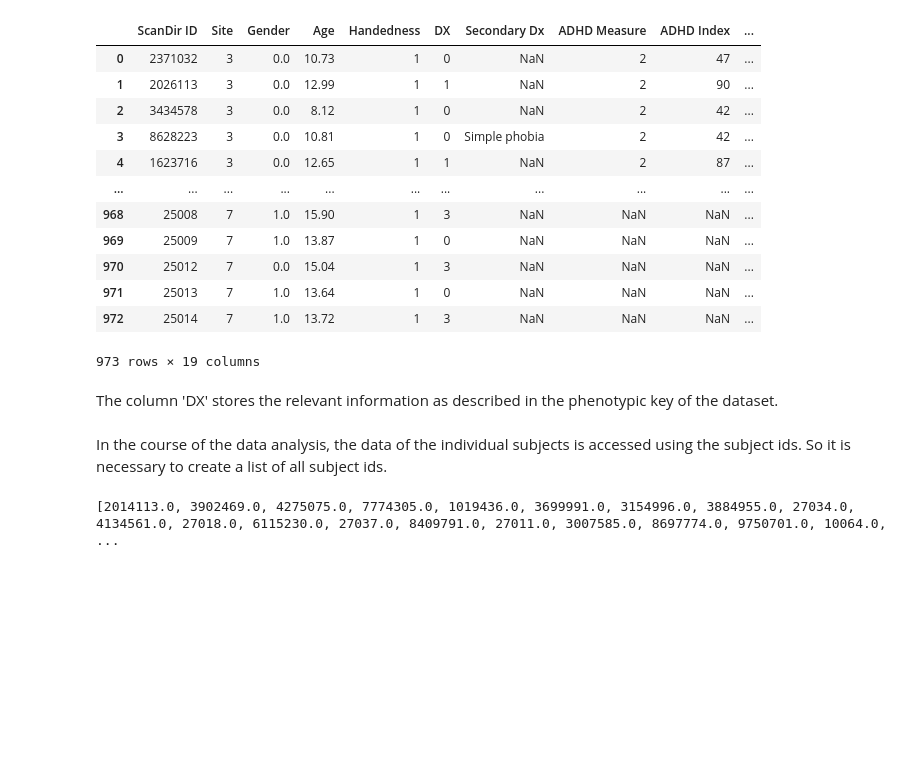
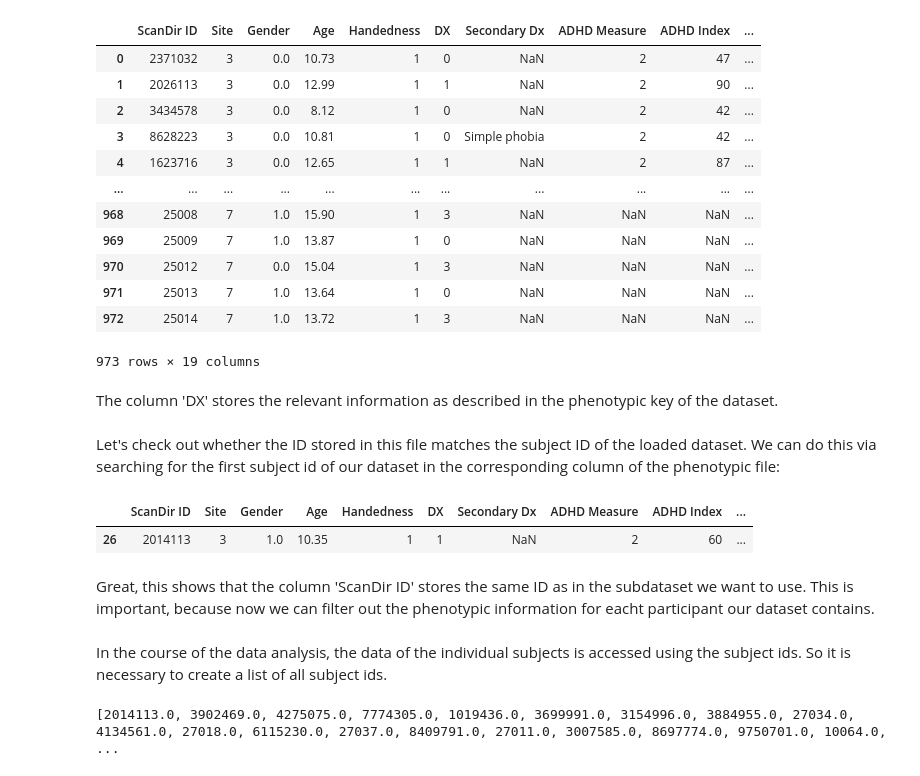
Before and after one commit to nwiltberg/project_msc05, a Jupyter notebook: code/data_exploration.ipynb, the cells around one changed output. Saved outputs shown, nothing was run; the diff lists cells and outputs as text; code cells hidden in the pictures; blank space fills up the shorter version.

Commit message:
added comments and matched sub id

```diff
--- a/code/data_exploration.ipynb
+++ b/code/data_exploration.ipynb
@@ -153,6 +137,15 @@ pd.read_csv('data/adhd200_preprocessed_phenotypics.tsv', sep='\t')
 973 rows × 19 columns
 # %% [markdown]
 The column 'DX' stores the relevant information as described in the phenotypic key of the dataset.
+# %% [markdown]
+Let's check out whether the ID stored in this file matches the subject ID of the loaded dataset. We can do this via searching for the first subject id of our dataset in the corresponding column of the phenotypic file:
+# %%
+pheno_all[pheno_all['ScanDir ID']==2014113]
+# %% [output]
+|  | ScanDir ID | Site | Gender | Age | Handedness | DX | Secondary Dx | ADHD Measure | ADHD Index | ... |
+| 26 | 2014113 | 3 | 1.0 | 10.35 | 1 | 1 | NaN | 2 | 60 | ... |
+# %% [markdown]
+Great, this shows that the column 'ScanDir ID' stores the same ID as in the subdataset we want to use. This is important, because now we can filter out the phenotypic information for eacht participant our dataset contains.
 # %% [markdown]
 In the course of the data analysis, the data of the individual subjects is accessed using the subject ids. So it is necessary to create a list of all subject ids.
 # %%
```
Also changed, not shown: parts of 10 cells of this notebook.
